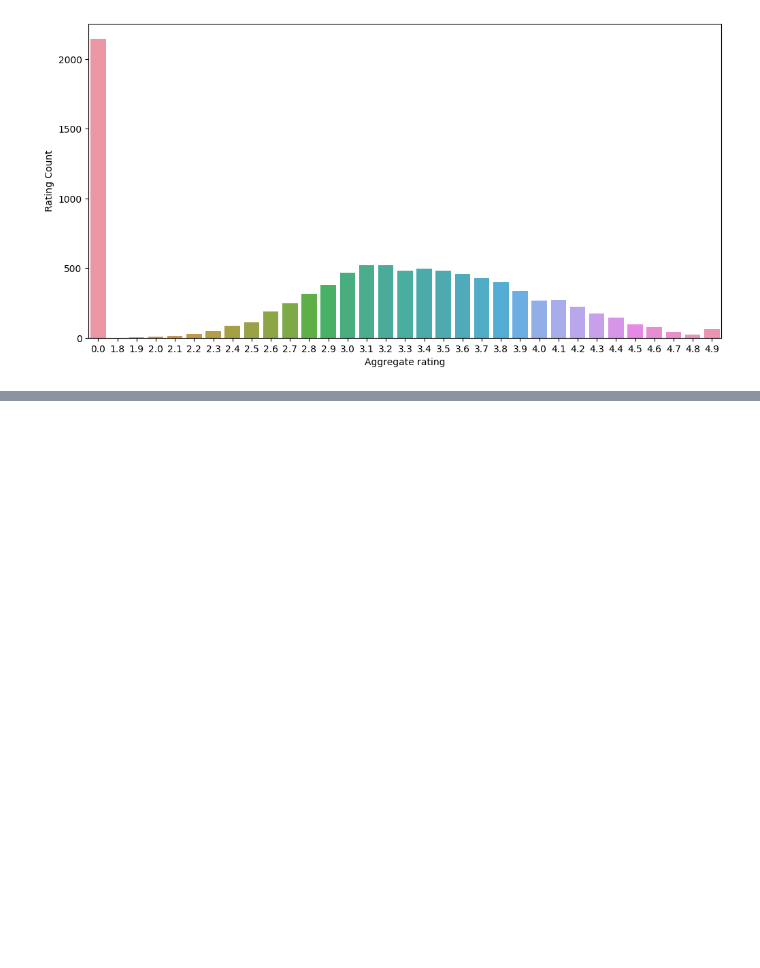
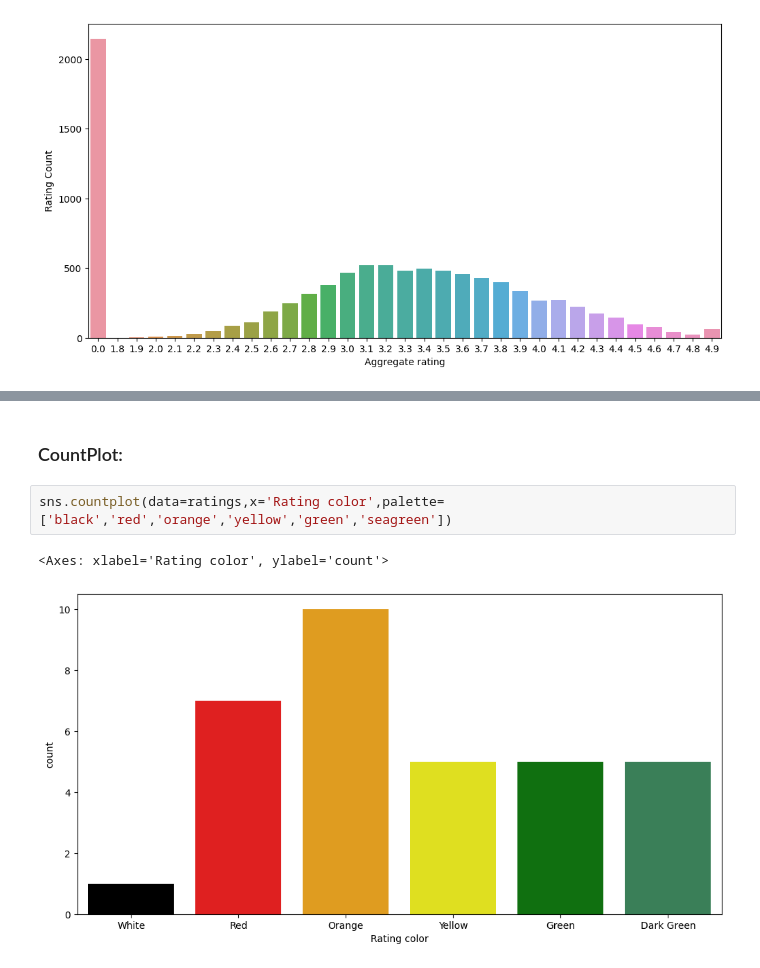
Before and after one commit to SaidurRahmanChowdhury/Zomato-Dataset-Analysis, a Jupyter notebook: Zomato_Analysis.ipynb, the cells around one changed output, grey strips where cells are left out. Saved outputs shown, nothing was run; the diff lists cells and outputs as text; blank space fills up the shorter version.

```diff
--- a/Zomato_Analysis.ipynb
+++ b/Zomato_Analysis.ipynb
@@ -280,0 +292,7 @@ sns.barplot(data=ratings,x='Aggregate rating',y='Rating Count',hue='Rating color
+# %% [markdown]
+### CountPlot:
+# %%
+sns.countplot(data=ratings,x='Rating color',palette=['black','red','orange','yellow','green','seagreen'])
+# %% [output]
+<Axes: xlabel='Rating color', ylabel='count'>
+[figure, added]
```
Also changed, not shown: parts of 22 cells of this notebook.
